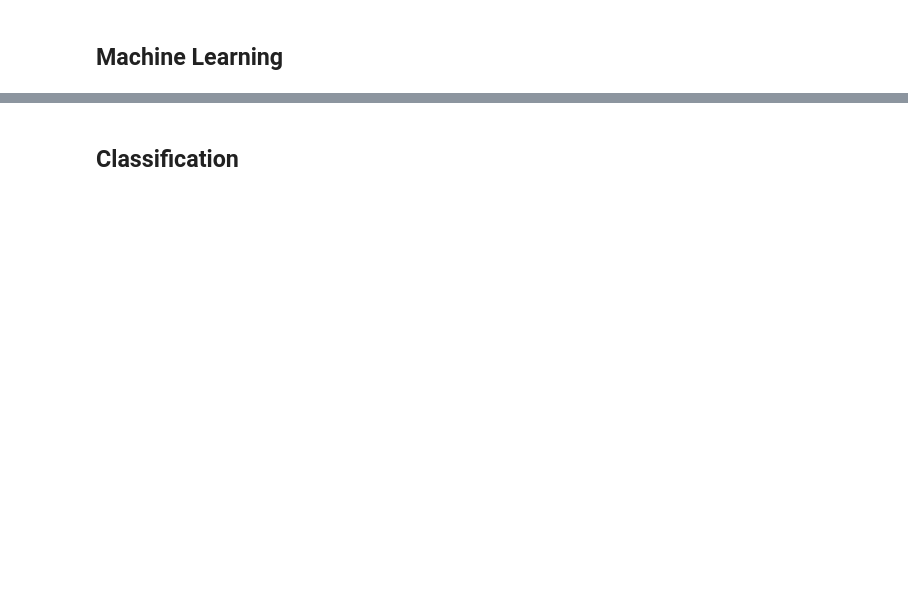
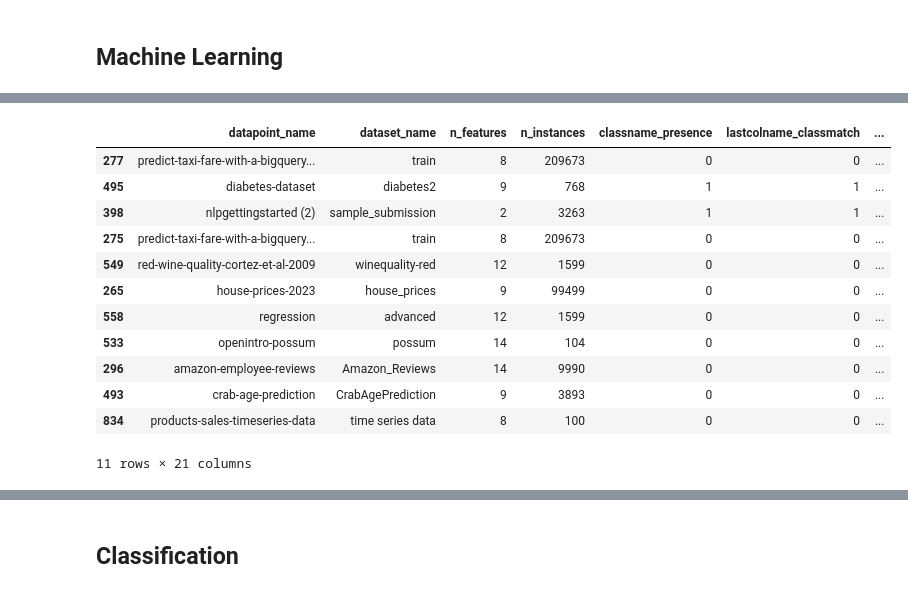
Before and after one commit to martat97/synaptIA, a Jupyter notebook: Categorizzatore.ipynb, the cells around one changed output, grey strips where cells are left out. Saved outputs shown, nothing was run; the diff lists cells and outputs as text; code cells hidden in the pictures; blank space fills up the shorter version.

```diff
--- a/Categorizzatore.ipynb
+++ b/Categorizzatore.ipynb
@@ -488,0 +624,17 @@ def ml_classifier(input_data, input_cols, category, model):
+# %%
+ind = result[(result['expected']!='classification') & (result['predicted']=='classification')].index.tolist()
+data.iloc[ind]
+# %% [output]
+|  | datapoint_name | dataset_name | n_features | n_instances | classname_presence | lastcolname_classmatch | ... |
+| 277 | predict-taxi-fare-with-a-bigquery... | train | 8 | 209673 | 0 | 0 | ... |
+| 495 | diabetes-dataset | diabetes2 | 9 | 768 | 1 | 1 | ... |
+| 398 | nlpgettingstarted (2) | sample_submission | 2 | 3263 | 1 | 1 | ... |
+| 275 | predict-taxi-fare-with-a-bigquery... | train | 8 | 209673 | 0 | 0 | ... |
+| 549 | red-wine-quality-cortez-et-al-2009 | winequality-red | 12 | 1599 | 0 | 0 | ... |
+| 265 | house-prices-2023 | house_prices | 9 | 99499 | 0 | 0 | ... |
+| 558 | regression | advanced | 12 | 1599 | 0 | 0 | ... |
+| 533 | openintro-possum | possum | 14 | 104 | 0 | 0 | ... |
+| 296 | amazon-employee-reviews | Amazon_Reviews | 14 | 9990 | 0 | 0 | ... |
+| 493 | crab-age-prediction | CrabAgePrediction | 9 | 3893 | 0 | 0 | ... |
+| 834 | products-sales-timeseries-data | time series data | 8 | 100 | 0 | 0 | ... |
+11 rows × 21 columns
```
Also changed, not shown: parts of 36 cells of this notebook, 4 other files.
